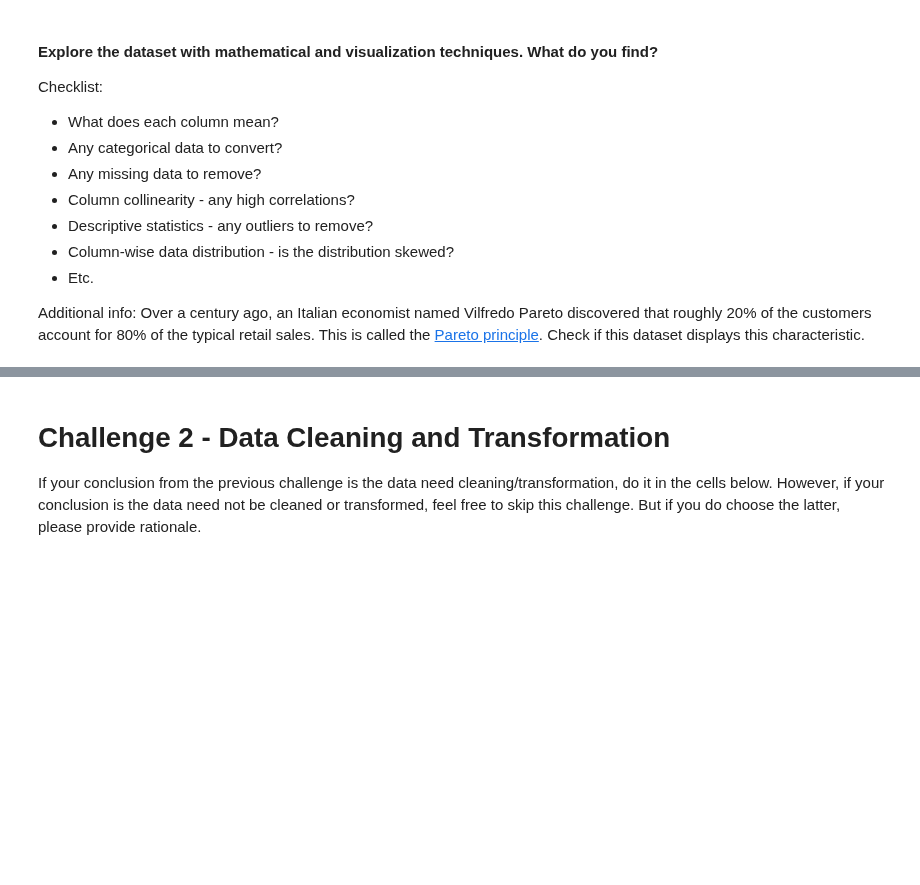
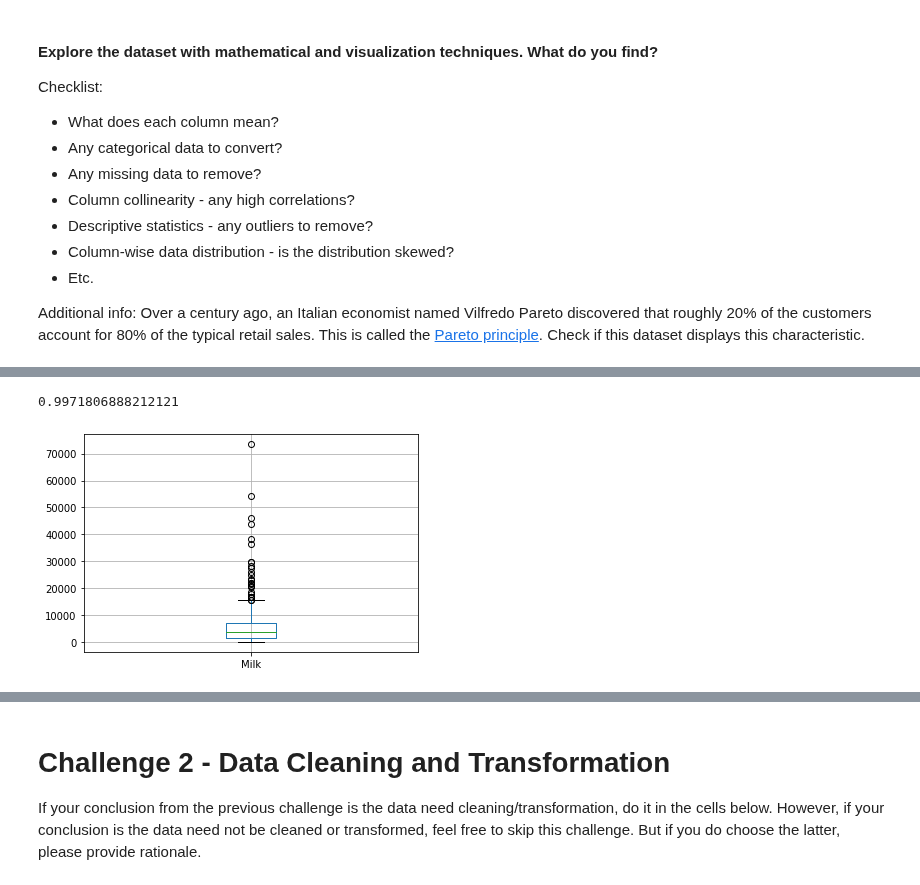
Before and after one commit to haggarw3/daft-miami-1019-labs, a Jupyter notebook: module-3/Unsupervised-Learning/your-code/main.ipynb, the cells around one changed output, grey strips where cells are left out. Cells and saved outputs as stored; diff of their text form; code cells hidden in the pictures; blank space fills up the shorter version.

```diff
--- a/module-3/Unsupervised-Learning/your-code/main.ipynb
+++ b/module-3/Unsupervised-Learning/your-code/main.ipynb
@@ -65,0 +128,21 @@ wholesale_customers.boxplot()
+# %%
+wholesale_customers.boxplot(column="Milk")
+
+total_sales_milk = wholesale_customers['Milk'].sum()
+
+# # wholesale_customers['Milk'].max()
+# # wholesale_customers['Milk'].min()
+
+# q1 = np.percentile(wholesale_customers.Milk, 25)
+q3 = np.percentile(wholesale_customers.Milk, 75)
+
+# # q1
+q3
+
+fourth_quartile = (total_sales_milk - q3)/(total_sales_milk)
+
+fourth_quartile
+# # iqr = q3 - q1
+# %% [output]
+0.9971806888212121
+[figure, added]
```
Also changed, not shown: parts of 16 cells of this notebook, 1 other file.
